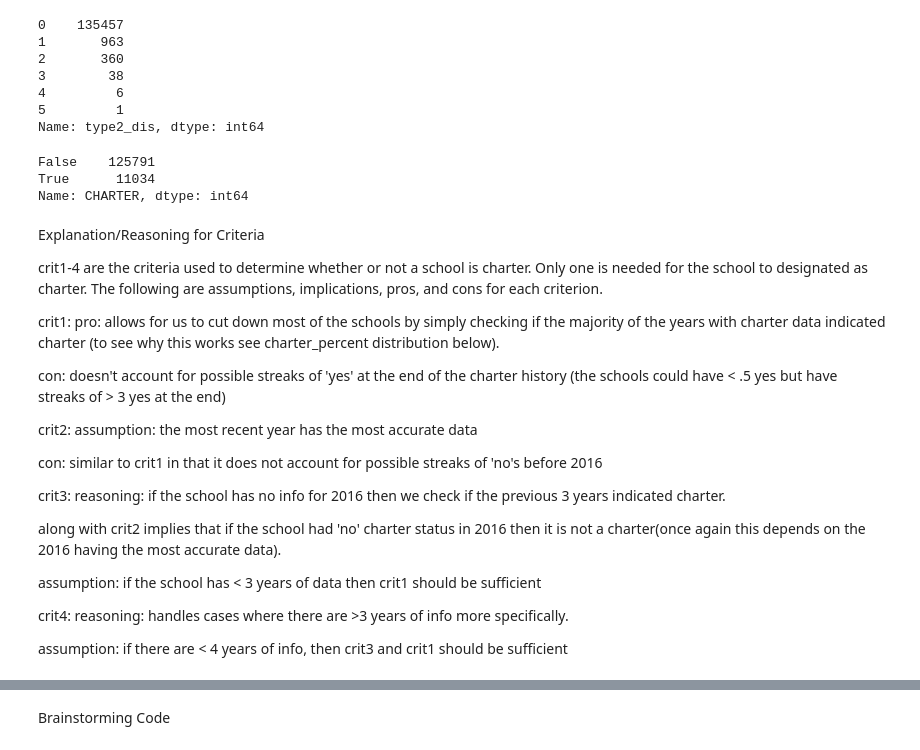
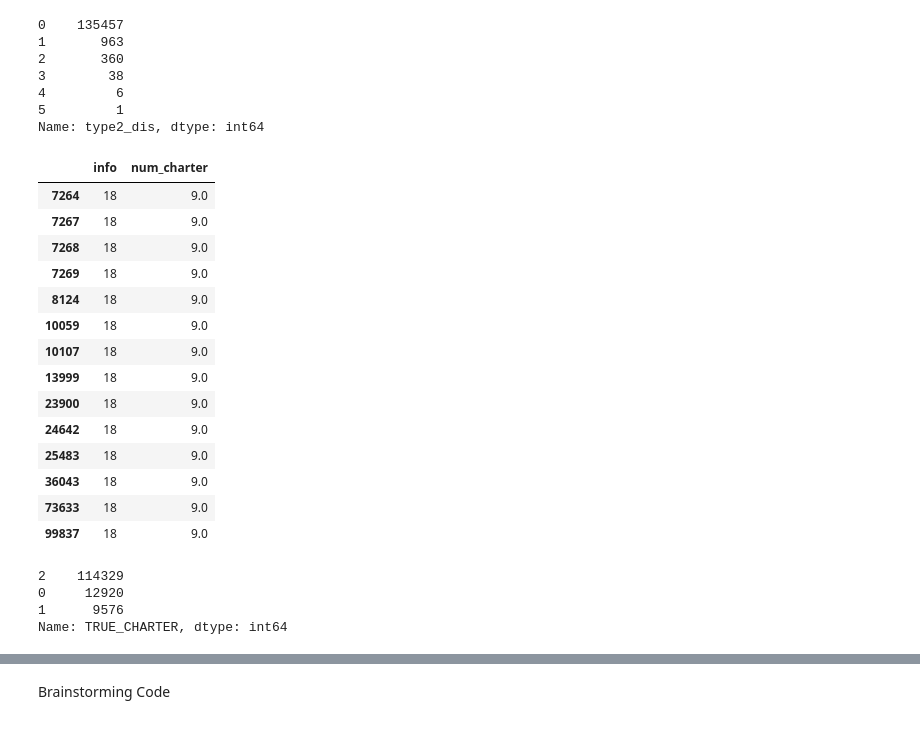
Before and after one commit to comp-strat/data_management, a Jupyter notebook: discrepancy_analysis.ipynb, the cells around one changed output, grey strips where cells are left out. Cells and saved outputs as stored; diff of their text form; code cells hidden in the pictures.

Commit message:
fixed classification criteria

```diff
--- a/discrepancy_analysis.ipynb
+++ b/discrepancy_analysis.ipynb
@@ -17,7 +17,7 @@ import pandas as pd
 import matplotlib.pyplot as plt
 # %%
 dir_prefix = '/home/jovyan/work/'
-df_csch = pd.read_csv(dir_prefix + "pub_schools_merged_2015.csv", encoding = "latin1")
+df_csch = pd.read_csv("pub_schools_merged_2015.csv", encoding = "latin1")
 # %%
 p = re.compile('RECON.*')
 recon_indices = list(filter(p.match,list(df_csch)))
@@ -203,49 +203,27 @@ df_csch['type2_dis'].value_counts()
 4         6
 5         1
 Name: type2_dis, dtype: int64
-# %%
-# criterion 1: majority of years with data indicated charter
-df_csch['crit1'] = df_csch['percent_charter']>.5
-# %%
-# criterion 2: positively indicated as charter in 2016 (simply 'CHARTR16' == 1)
-# criterion 3: no info in 2016, has at least 3 years of info, and last 3 years with info indicated charter
-# note the inequalities applied to charter_history are true because the only values that can appear are 2s and 1s.
-df_csch['crit3'] = (df_csch['CHARTR16']==0) & (df_csch['info'] >= 3) & (df_csch['charter_history'].apply(lambda x: sum(x[-3:])==3))
-
-# criterion 4: has at least 4 years of info and >2 years of the last 4 indicated charter
-df_csch['crit4'] = (df_csch['info'] >= 4) & (df_csch['charter_history'].apply(lambda x: sum(x[-4:])<6))
-
-# Check if any of the criteria are met. Add additiional check for 'info' > 0 for 'percent_charter' calculations
-df_csch['CHARTER'] = (df_csch['info'] > 0) & (df_csch['crit1'] | (df_csch['CHARTR16']==1) | df_csch['crit3'] | df_csch['crit4'])
-# %%
-df_csch['CHARTER'].value_counts()
-# %% [output]
-False    125791
-True      11034
-Name: CHARTER, dtype: int64
-# %% [markdown]
-Explanation/Reasoning for Criteria
-
-crit1-4 are the criteria used to determine whether or not a school is charter. Only one is needed for the school to designated as charter. The following are assumptions, implications, pros, and cons for each criterion.
-
-crit1:
-pro: allows for us to cut down most of the schools by simply checking if the majority of the years with charter data indicated charter (to see why this works see charter_percent distribution below).
-
-con: doesn't account for possible streaks of 'yes' at the end of the charter history (the schools could have < .5 yes but have streaks of > 3 yes at the end)
-
-crit2:
-assumption: the most recent year has the most accurate data
-
-con: similar to crit1 in that it does not account for possible streaks of 'no's before 2016
-
-crit3:
-reasoning: if the school has no info for 2016 then we check if the previous 3 years indicated charter.
-
-along with crit2 implies that if the school had 'no' charter status in 2016 then it is not a charter(once again this depends on the 2016 having the most accurate data).
-
-assumption: if the school has < 3 years of data then crit1 should be sufficient
-
-crit4:
-reasoning: handles cases where there are >3 years of info more specifically.
-
-assumption: if there are < 4 years of info, then crit3 and crit1 should be sufficient
+# %%
+df_csch['TRUE_CHARTER'] = 0 # 0=ambiguous, 1=yes, 2=no
+
+df_csch.loc[df_csch['charter_history'].apply(lambda x: sum(x[-3:]) == 3),['TRUE_CHARTER']] = 1 # last 3 years of data was 'yes'
+df_csch.loc[df_csch['charter_history'].apply(lambda x: sum(x[-3:]) == 6),['TRUE_CHARTER']] = 2 # last 3 years of data was 'no'
+# %%
+# check for the case where half of years were marked charter and half were marked not charter (14 found)
+df_csch[(df_csch['num_charter'] > 8) & ((18 - mask.sum(axis=1) - df_csch['num_charter']) > 8)][['info','num_charter']]
+# %% [output]
+|  | info | num_charter |
+| 7264 | 18 | 9.0 |
+| 7267 | 18 | 9.0 |
+| 7268 | 18 | 9.0 |
+| 7269 | 18 | 9.0 |
+| 8124 | 18 | 9.0 |
+| 10059 | 18 | 9.0 |
+| 10107 | 18 | 9.0 |
+| 13999 | 18 | 9.0 |
+| 23900 | 18 | 9.0 |
+| 24642 | 18 | 9.0 |
+| 25483 | 18 | 9.0 |
+| 36043 | 18 | 9.0 |
+| 73633 | 18 | 9.0 |
+| 99837 | 18 | 9.0 |
@@ -251,0 +242,7 @@ assumption: if there are < 4 years of info, then crit3 and crit1 should be suffi
+# %%
+df_csch['TRUE_CHARTER'].value_counts() # still ~13k ambiguous corresponding to schools with < 5 years of info.
+# %% [output]
+2    114329
+0     12920
+1      9576
+Name: TRUE_CHARTER, dtype: int64
```
Also changed, not shown: parts of 11 cells of this notebook.
